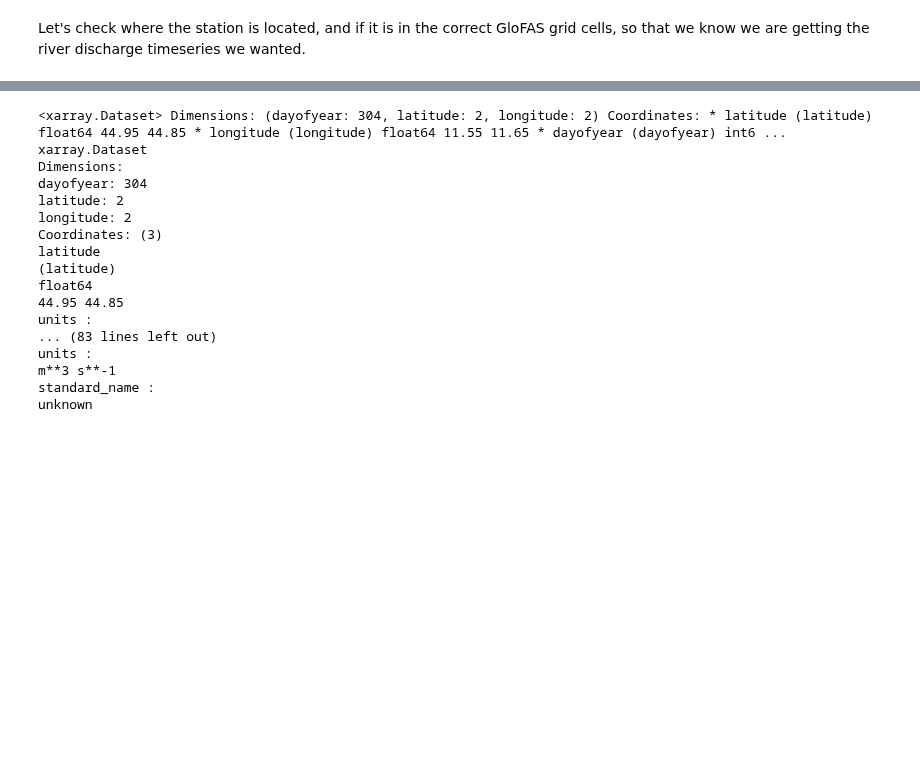
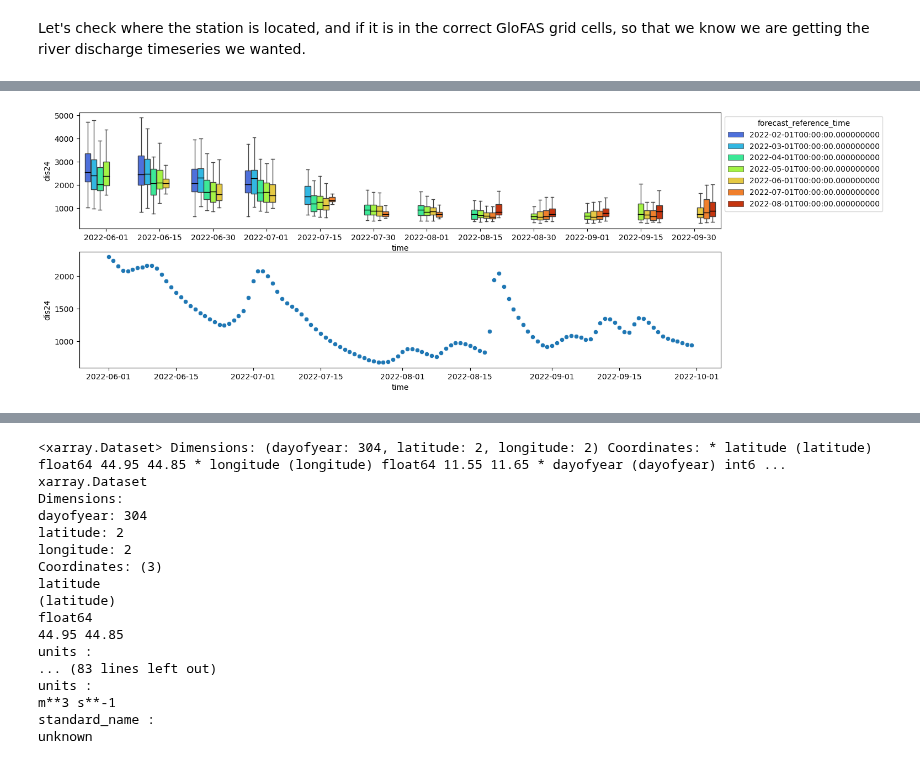
Before and after one commit to iacopoff/climetlab-cems-flood, a Jupyter notebook: docs/source/tutorial/tutorial - Po river summer 2022.ipynb, the cells around one changed output, grey strips where cells are left out. Cells and saved outputs as stored; diff of their text form; code cells hidden in the pictures; blank space fills up the shorter version.

```diff
--- a/docs/source/tutorial/tutorial - Po river summer 2022.ipynb
+++ b/docs/source/tutorial/tutorial - Po river summer 2022.ipynb
@@ -74,0 +150,8 @@ cl = climatology_2000_2021.to_xarray()
+# %%
+df3 = df3.loc[(df3.time.dt.month > 5) & ( df3.time.dt.month < 10)]
+# %%
+df3.reset_index(drop=True, inplace=True)
+# %%
+df3['time'] = pd.DatetimeIndex(df3.time)
+# %%
+df3['time'] = df3.time.dt.strftime("%Y-%m-%d")
@@ -74,0 +160,16 @@ cl = climatology_2000_2021.to_xarray()
+# %%
+fig, axs =plt.subplots(2,1 ,figsize=(15, 6))
+sbn.boxplot(data= df3, x= 'time', y = 'dis24', hue= 'forecast_reference_time',
+            ax =axs[0], dodge=True, saturation=0.9, fliersize=1,linewidth=1,medianprops={"color": "black"},
+            showfliers=False, palette="turbo")
+# axs[0].set_xticks(pd.date_range("2022-06-01","2022-09-30",freq="D"))
+# axs[0].set_xticklabels(pd.date_range("2022-06-01","2022-09-30",freq="D").values, rotation=45)
+#x_dates = df3.time.dt.strftime("%Y-%m-%d").unique()
+#ax.set_xticklabels(x_dates, rotation=45); # ax.get_xticklabels()
+sbn.scatterplot(data=dfwb, x= "time", y="dis24", ax= axs[1])
+#ax.scatter(dfwb.time, dfwb.dis24)
+#ax2.set_xticklabels(dfwb.time.dt.strftime("%Y-%m-%d").values.tolist(), rotation=45)
+#ax.xaxis.set_major_formatter(mdates.DateFormatter("%Y-%m-%d"))
+sbn.move_legend(axs[0], "upper left", bbox_to_anchor=(1, 1))
+# %% [output]
+[figure, added]
```
Also changed, not shown: parts of 63 cells of this notebook, 1 other file.
